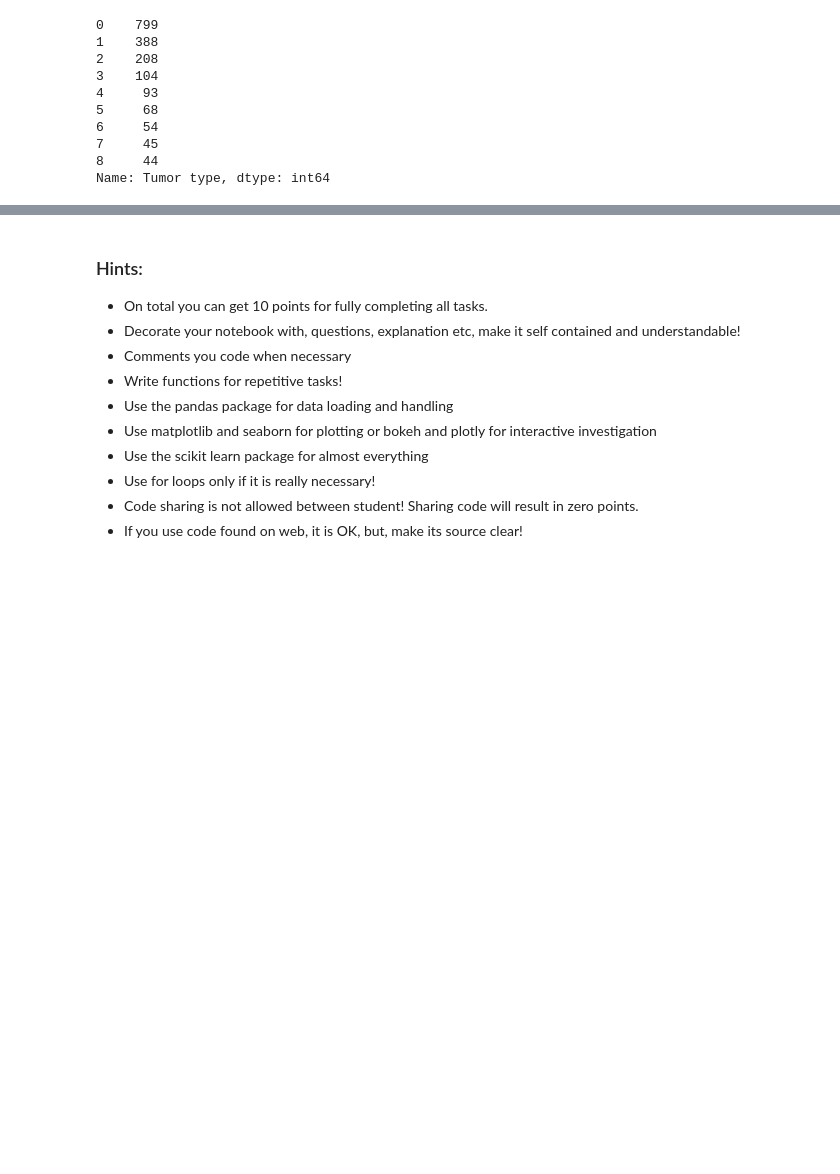
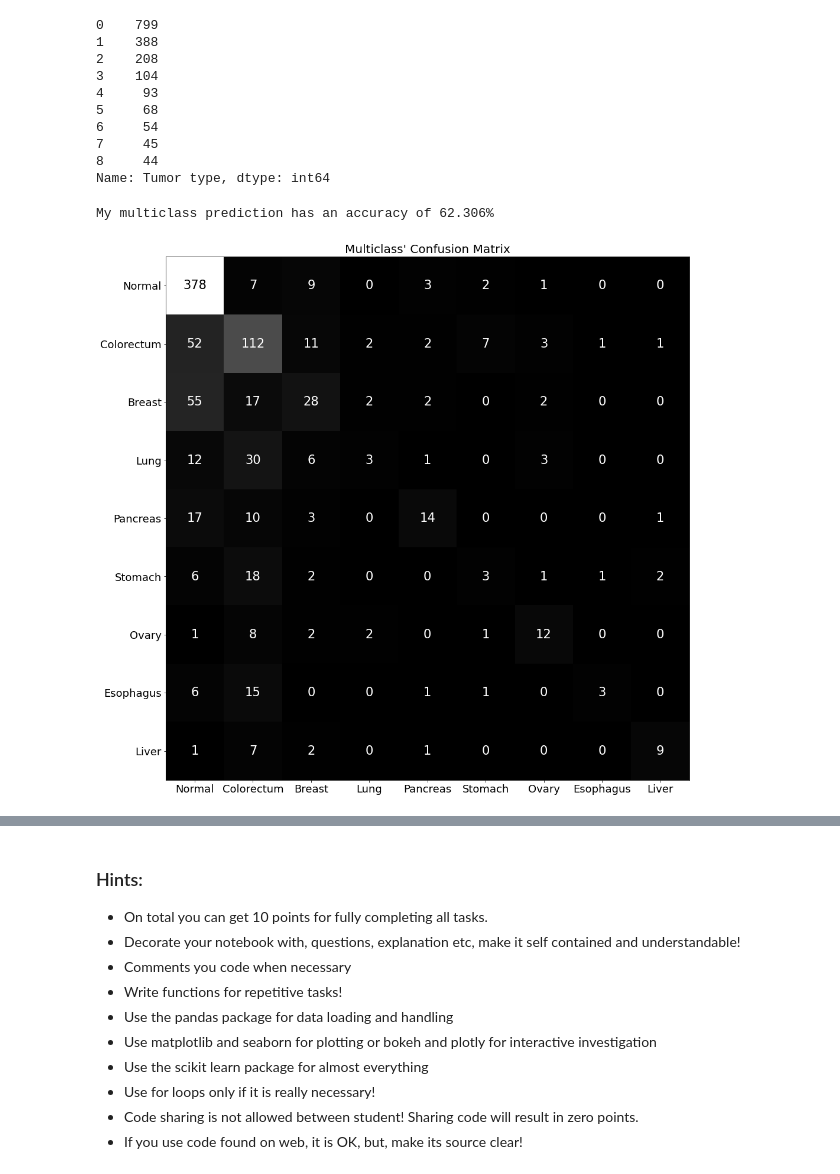
Before and after one commit to AdamGTaylor/DataMining_2021, a Jupyter notebook: hw5/HW_05.ipynb, the cells around one changed output, grey strips where cells are left out. Saved outputs shown, nothing was run; the diff lists cells and outputs as text; code cells hidden in the pictures; blank space fills up the shorter version.

```diff
--- a/hw5/HW_05.ipynb
+++ b/hw5/HW_05.ipynb
@@ -687,12 +689,46 @@ Name: Tumor type, dtype: int64
 X_ = data0[data0.columns[4:]]    #X
 Y_ = t_type_2     #target Y
 
-X_train_2 = X_[1::2]
-X_test_2 = X_[::2]
+X_train_5 = X_[1::2]
+X_test_5 = X_[::2]
 
-Y_train_2 = Y_[1::2]
-Y_test_2 = Y_[::2]
+Y_train_5 = Y_[1::2]
+Y_test_5 = Y_[::2]
 
 #‘newton-cg’, ‘lbfgs’, ‘liblinear’, ‘sag’, ‘saga’
-LogResPred = LogisticRegression(max_iter=10000000,solver='saga').fit(X_train_2,Y_train_2)
-Y_pred_2 = LogResPred.predict(X_test_2)
+LogResPred = LogisticRegression(max_iter=10000000,solver='saga').fit(X_train_5,Y_train_5)
+Y_pred_5 = LogResPred.predict(X_test_5)
+# %%
+print("My multiclass prediction has an accuracy of {0:.3f}% ".format(LogResPred.score(X_test_5, Y_test_5)*100))
+# %% [output]
+My multiclass prediction has an accuracy of 62.306%
+# %%
+C_MUL = metrics.confusion_matrix(Y_test_5, Y_pred_5)
+
+fig,ax = plt.subplots(1,1,figsize=(14,14))
+
+for i in range(0,len(C_MUL)):
+    for j in range(0,len(C_MUL)):
+        color0="black"
+        if(int(round(C_MUL[i,j])) < int(round(np.max(C_MUL)))*0.7):
+            color0 = "white"
+        text = ax.text(j, i, str(C_MUL[i, j]),
+                       ha="center", va="center", color=color0, fontsize=21)
+
+
+ax.set_xticks(np.arange(0,len(C_MUL[0,:])))            #class ticks place
+ax.set_yticks(np.arange(0,len(C_MUL[:,0])))            #survived ticks place
+ax_x = ['Normal','Colorectum','Breast','Lung', 'Pancreas', 'Stomach', 'Ovary', 'Esophagus', 'Liver']                           #class tick labels
+ax_y = ['Normal','Colorectum','Breast','Lung', 'Pancreas', 'Stomach', 'Ovary', 'Esophagus', 'Liver']                           #survived tick labels
+ax.set_xticklabels(ax_x, fontsize=18)
+ax.set_yticklabels(ax_y, fontsize=18)
+
+
+ax.set_title("Multiclass' Confusion Matrix", fontsize=20)
+ax.imshow(C_MUL, cmap="gray")
+
+fig.tight_layout()
+
+plt.show()
+# %% [output]
+[figure, added]
```
Also changed, not shown: parts of 2 cells of this notebook.
